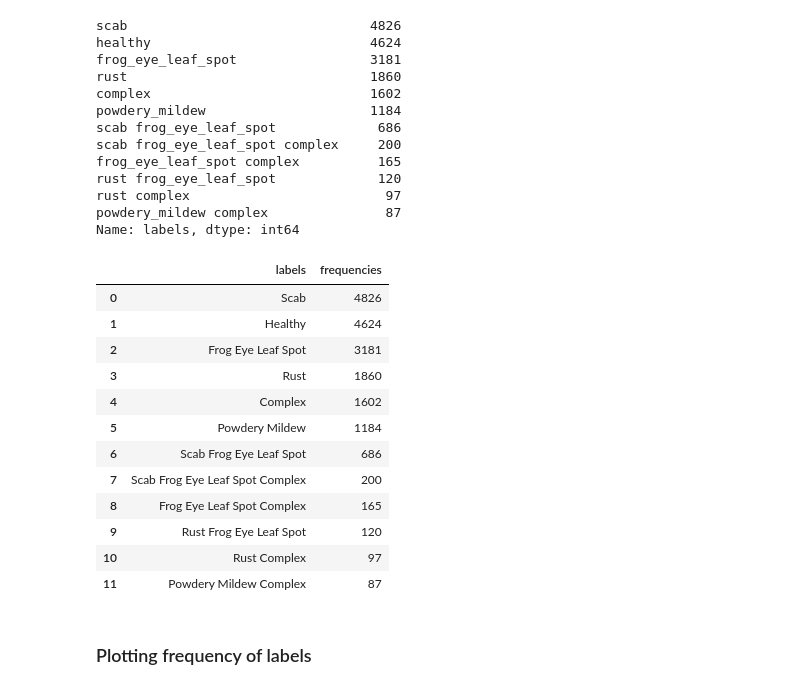
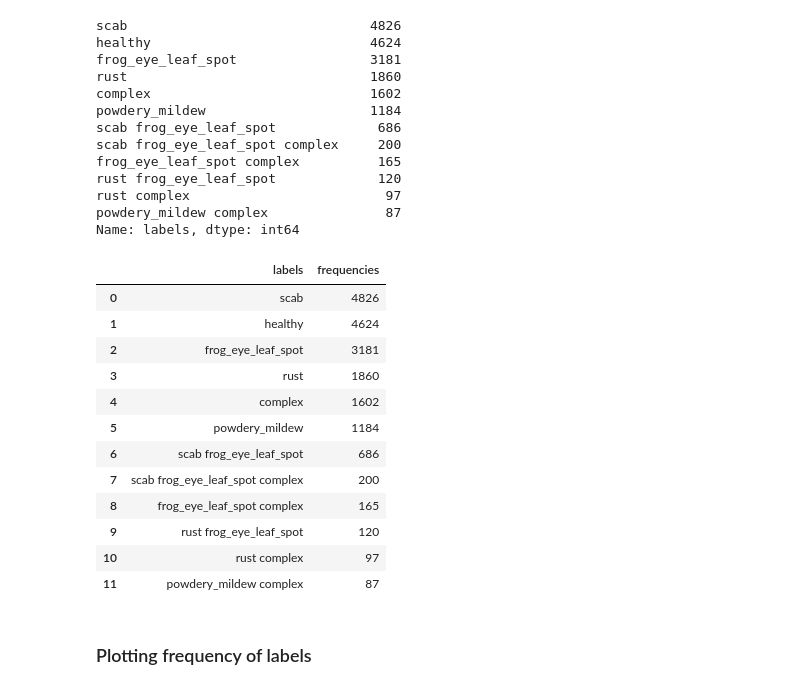
Before and after one commit to arturoruizs/Plant_Pathology_2021, a Jupyter notebook: plant_pathology.ipynb, the cells around one changed output. Drawn from its saved outputs; the diff is of its cells as text; code cells hidden in the pictures.

```diff
--- a/plant_pathology.ipynb
+++ b/plant_pathology.ipynb
@@ -59,25 +65,25 @@ Name: labels, dtype: int64
 # %%
 labels = class_freq.index.to_list()
 freqs = class_freq.values
 
 label_df = pd.DataFrame(data = {'labels': labels, 'frequencies': freqs} )
-
-label_df['labels']= (label_df['labels'].str.replace('_'," ")).str.title()
+#Now here is where we have a problem, because it is not necessary to 'correct' the labels because these are composed labels
+#label_df['labels']= (label_df['labels'].str.replace('_'," ")).str.title()
 label_df
 # %% [output]
 |  | labels | frequencies |
-| 0 | Scab | 4826 |
-| 1 | Healthy | 4624 |
-| 2 | Frog Eye Leaf Spot | 3181 |
-| 3 | Rust | 1860 |
-| 4 | Complex | 1602 |
-| 5 | Powdery Mildew | 1184 |
-| 6 | Scab Frog Eye Leaf Spot | 686 |
-| 7 | Scab Frog Eye Leaf Spot Complex | 200 |
-| 8 | Frog Eye Leaf Spot Complex | 165 |
-| 9 | Rust Frog Eye Leaf Spot | 120 |
-| 10 | Rust Complex | 97 |
-| 11 | Powdery Mildew Complex | 87 |
+| 0 | scab | 4826 |
+| 1 | healthy | 4624 |
+| 2 | frog_eye_leaf_spot | 3181 |
+| 3 | rust | 1860 |
+| 4 | complex | 1602 |
+| 5 | powdery_mildew | 1184 |
+| 6 | scab frog_eye_leaf_spot | 686 |
+| 7 | scab frog_eye_leaf_spot complex | 200 |
+| 8 | frog_eye_leaf_spot complex | 165 |
+| 9 | rust frog_eye_leaf_spot | 120 |
+| 10 | rust complex | 97 |
+| 11 | powdery_mildew complex | 87 |
 # %% [markdown]
 ### Plotting frequency of labels
 # %%
```
Also changed, not shown: parts of 23 cells of this notebook.
